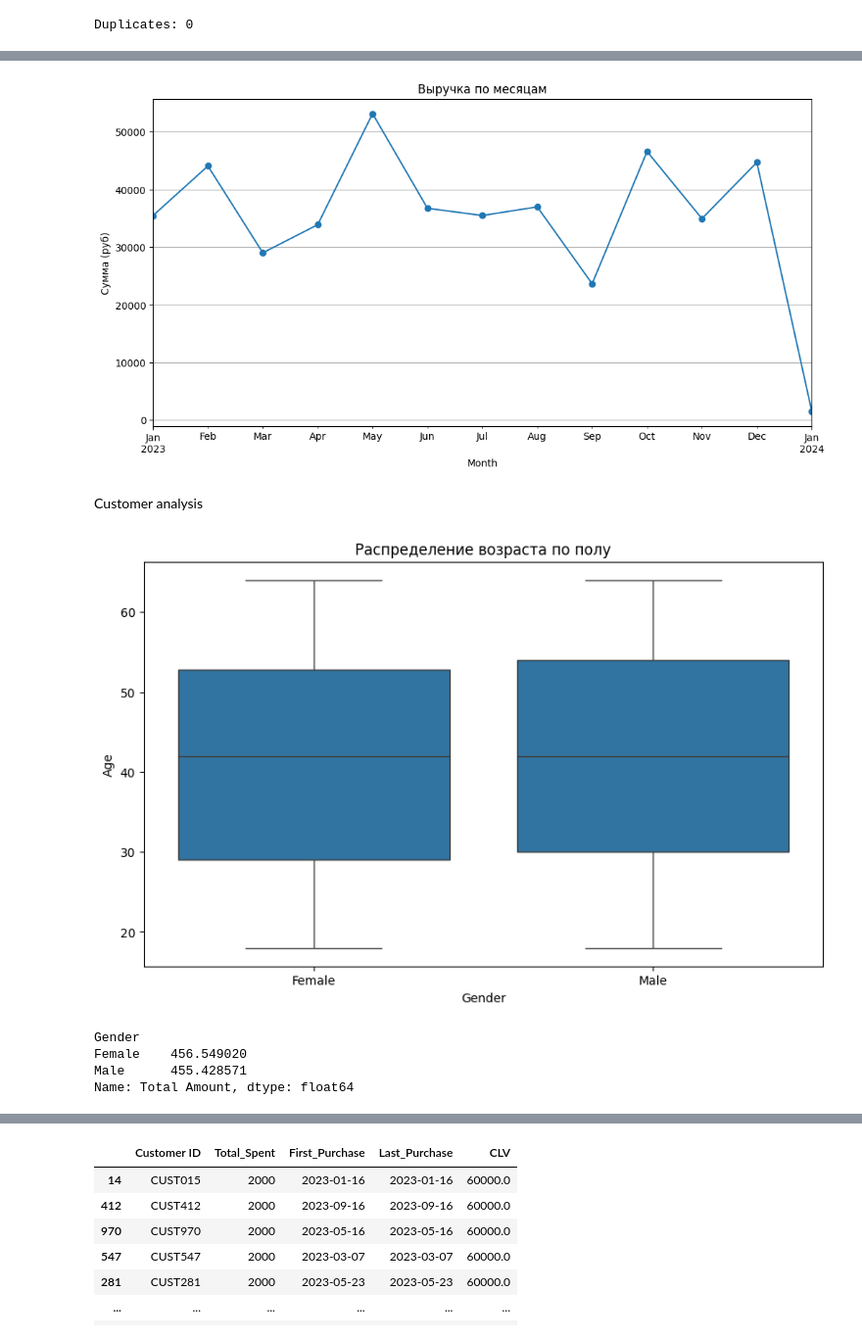
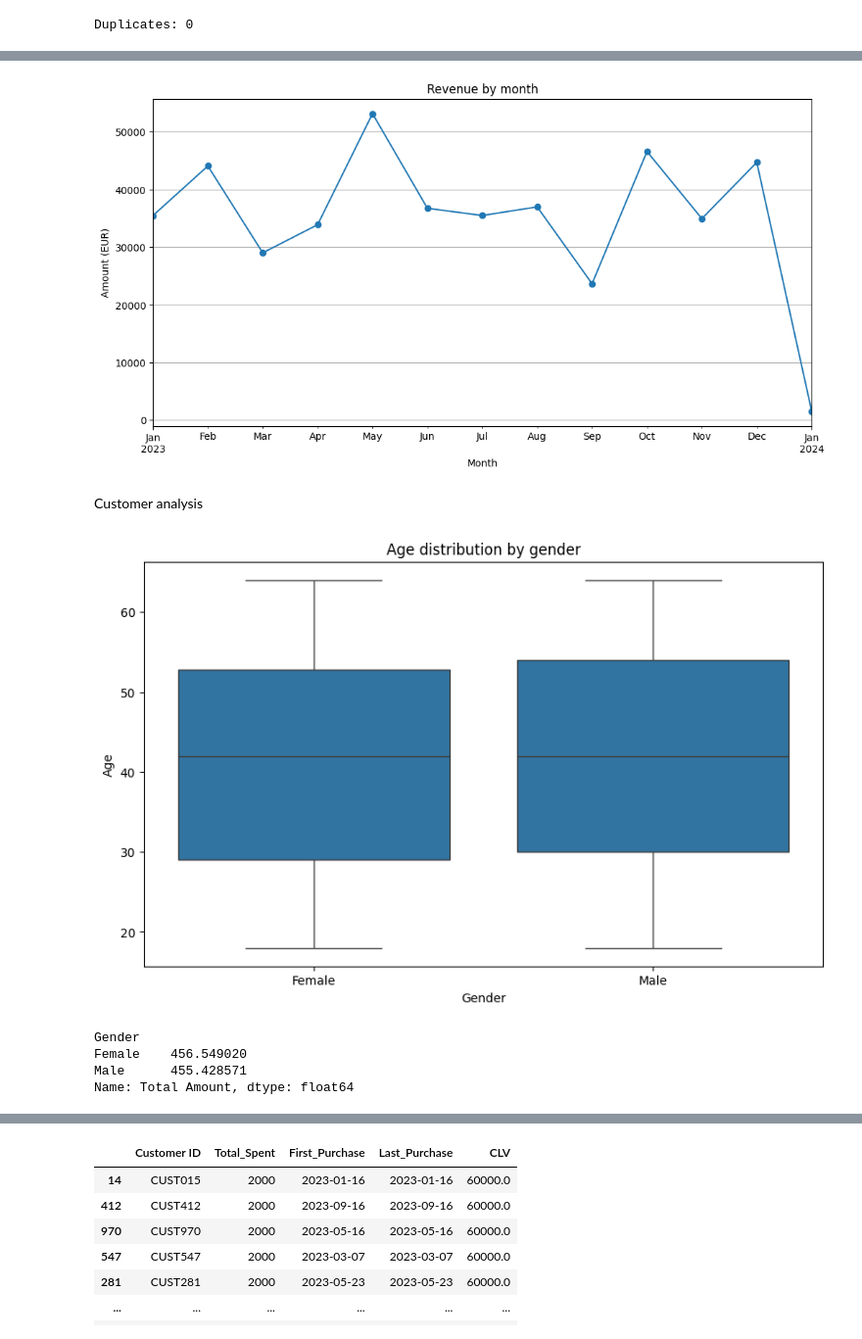
Before and after one commit to theyuriio/Data-Analyst-Project, a Jupyter notebook: Finall python porfolio project.ipynb, the cells around one changed output, grey strips where cells are left out. Shown at 98% size. Drawn from its saved outputs; the diff is of its cells as text; code cells hidden in the pictures.

```diff
--- a/Finall python porfolio project.ipynb
+++ b/Finall python porfolio project.ipynb
@@ -78,26 +77,26 @@ monthly_revenue = df.groupby('Month', observed=True)['Total Amount'].sum()
 
 plt.figure(figsize=(12, 6))
 monthly_revenue.plot(kind='line', marker='o')
-plt.title('Выручка по месяцам')
-plt.ylabel('Сумма (руб)')
+plt.title('Revenue by month')
+plt.ylabel('Amount (EUR)')
 plt.grid()
 plt.show()
 # %% [output]
-[figure, old version]
+[figure, new version]
 # %% [markdown]
 Сustomer analysis
 # %%
-# 1. Распределение по полу и возрасту
+# 1. Distribution by gender and age
 plt.figure(figsize=(10, 6))
 sns.boxplot(data=df, x='Gender', y='Age')
-plt.title('Распределение возраста по полу')
+plt.title('Age distribution by gender')
 plt.show()
 
-# 2. Средний чек по полу
+# 2. Average check by gender
 avg_bill_gender = df.groupby('Gender', observed=True)['Total Amount'].mean()
 print(avg_bill_gender)
 # %% [output]
-[figure, old version]
+[figure, new version]
 Gender
 Female    456.549020
 Male      455.428571
```
Also changed, not shown: parts of 12 cells of this notebook.
